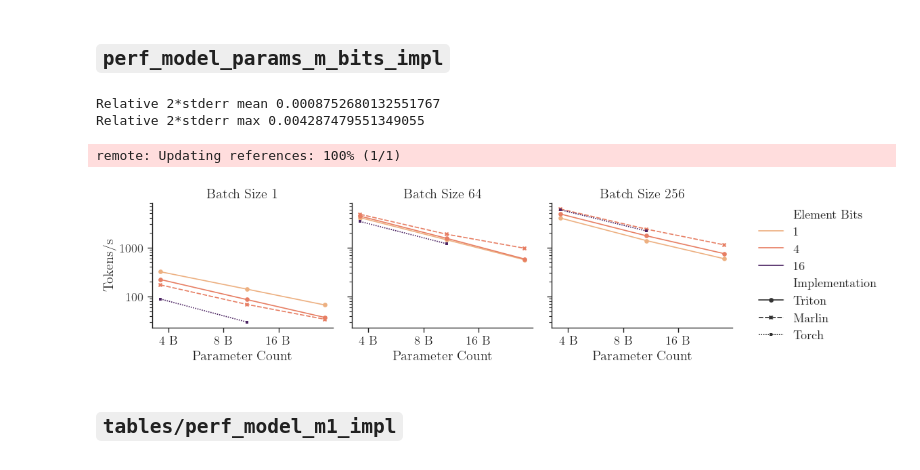
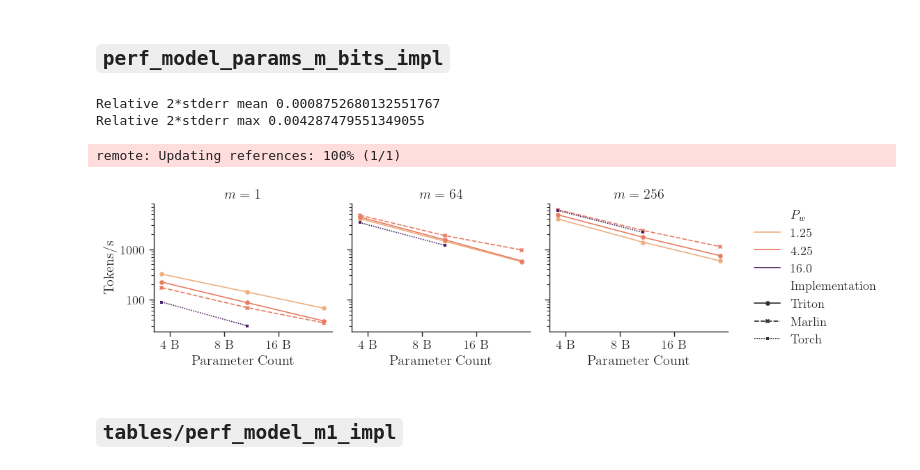
Before and after one commit to graphcore-research/fused-dequantisation-kernels, a Jupyter notebook: notebooks/2025-01-paper.ipynb, the cells around one changed output. Cells and saved outputs as stored; diff of their text form; code cells hidden in the pictures.

Commit message:
Update paper figures

```diff
--- a/notebooks/2025-01-paper.ipynb
+++ b/notebooks/2025-01-paper.ipynb
@@ -96,6 +142,7 @@ df = df.rename(columns=dict(bits="element_bits"))
 df["gb_s"] = df["bytes_rw"] / df["avg_time"] / 1e9
 df["tflops"] = df["ops"] / df["avg_time"] / 1e12
 df["tflops_stderr"] = df["ops"] * df["avg_time_stderr"] / df["avg_time"]**2 / 1e12
+df["avg_bits"] = df["element_bits"].apply(lambda b: b + 0.25*(b < 16))
 
 # Remove "mm" tests where "mv" was also run, for batch size 1
 df = df[~((df.m == 1) & df.test.isin(["mm", "mm_ref", "mm_lut8_ref_unscaled", "mm_lut8_ref", "mm_lut8"]))]
@@ -151,7 +198,7 @@ g = sns.relplot(
     data=d,
     y="tflops", x="k", col="m",
     style="impl", style_order=["Triton", "Marlin", "Torch"],
-    hue="element_bits", hue_norm=matplotlib.colors.LogNorm(), palette=plot_utils.SEQ_PALETTE,
+    hue="avg_bits", hue_norm=matplotlib.colors.LogNorm(), palette=plot_utils.SEQ_PALETTE,
     kind="line", markers=True, height=3, aspect=0.9, mew=0,
 )
 for ax in g.axes.flatten():
@@ -191,14 +237,14 @@ d = (df
     .pipe(lambda d: d.assign(avg_time_str=d.apply(lambda s: f"${s.avg_time*1e6:.1f}\\,\\mathrm{{\\upmu s}}$ (${s.speedup_ratio:.1f}\\times$)", axis=1)))
     .pipe(lambda d: d.assign(gb_s_str=d.gb_s.apply(lambda x: f"${x:.0f}\\,\\mathrm{{GB/s}}$")))
     .pipe(lambda d: d.assign(avg_time_stderr_str=d.avg_time_stderr.apply(lambda s: f"${s*1e6:.2f}\\,\\mathrm{{\\upmu s}}$")))
-    .sort_values(["element_bits", "avg_time"], ascending=False)
+    .sort_values(["avg_bits", "avg_time"], ascending=False)
 )
 
-display(d[["element_bits", "impl", "avg_time", "avg_time_stderr", "speedup_ratio", "theoretical_speedup_ratio", "gb_s"]]
+display(d[["avg_bits", "impl", "avg_time", "avg_time_stderr", "speedup_ratio", "theoretical_speedup_ratio", "gb_s"]]
     .style.format(dict(avg_time=lambda x: f"{x*1e6:.1f} us", gb_s="{:.0f} GB/s", avg_time_stderr="{:.1e}")).hide())
 
-cols = dict(element_bits="", impl="", avg_time_str="Time (Speedup)", gb_s_str="Effective Bandwidth")
-align = "rlrr"
+cols = dict(avg_bits="", impl="", avg_time_str="Time (Speedup)", gb_s_str="Effective Bandwidth")
+align = "llrr"
 print(plot_utils.fmt_latex_booktabs(d, cols=cols, align=align))
 plot_utils.save_table("perf_micro_m1_impl", d, cols=cols, align=align)
 # %% [output]
@@ -251,6 +297,7 @@ df["impl"] = df["kernel"].fillna("torch").apply(lambda k: {
 }[k])
 df = df.drop(columns=["kernel"])
 df["element_bits"] = df["element_bits"].fillna(16).astype(int)
+df["avg_bits"] = df["element_bits"].apply(lambda b: b + 0.25*(b < 16))
 
 df["tokens_s"] = df["batch_size"] / df["avg_time"]
 df["tokens_s_stderr"] = df["batch_size"] * df["avg_time_stderr"] / df["avg_time"]**2
@@ -280,34 +327,34 @@ Dropping 5 runs with errors
 # %%
 d = (df
     .pipe(lambda d: d[~d.impl.isin(["torch.compile", "Marlin (Linear)"])])
     .pipe(lambda d: d[d.batch_size.isin([1, 64, 256])])
 )
 print("Relative 2*stderr mean", 2 * (d.tokens_s_stderr / d.tokens_s).mean())
 print("Relative 2*stderr max", 2 * (d.tokens_s_stderr / d.tokens_s).max())
 
-g = sns.relplot(data=d, y="tokens_s", x="parameters", col="batch_size", hue="element_bits",
+g = sns.relplot(data=d, y="tokens_s", x="parameters", col="batch_size", hue="avg_bits",
                 style="impl", style_order=["Triton", "Marlin", "Torch"],
                 kind="line", palette=plot_utils.SEQ_PALETTE,
                 height=3, aspect=0.9, mew=0, markers=True)
 for m, ax in g.axes_dict.items():
     ax.set_xscale("log", base=2)
     ax.xaxis.set_major_formatter(lambda x, _: f"{x/2**30:.0f} B")
     ax.set_yscale("log")
     ax.yaxis.set_major_formatter("{x:.0f}")
-    ax.set_title(f"Batch Size ${m}$")
+    ax.set_title(f"$m={m}$")
 g.figure.legend(
     handles=g.legend.legend_handles,
     labels=[text.get_text() for text in g.legend.get_texts()],
     loc="center left",
     bbox_to_anchor=(1, 0.5),
 )
 plot_utils.tidy(g.figure)
 plot_utils.save("perf_model_params_m_bits_impl")
 # %% [output]
 Relative 2*stderr mean 0.0008752680132551767
 Relative 2*stderr max 0.004287479551349055
 remote: Updating references: 100% (1/1)
-[figure, old version]
+[figure, new version]
 # %% [markdown]
 ## `tables/perf_model_m1_impl`
 # %%
```
Also changed, not shown: parts of 8 cells of this notebook, 1 other file.
